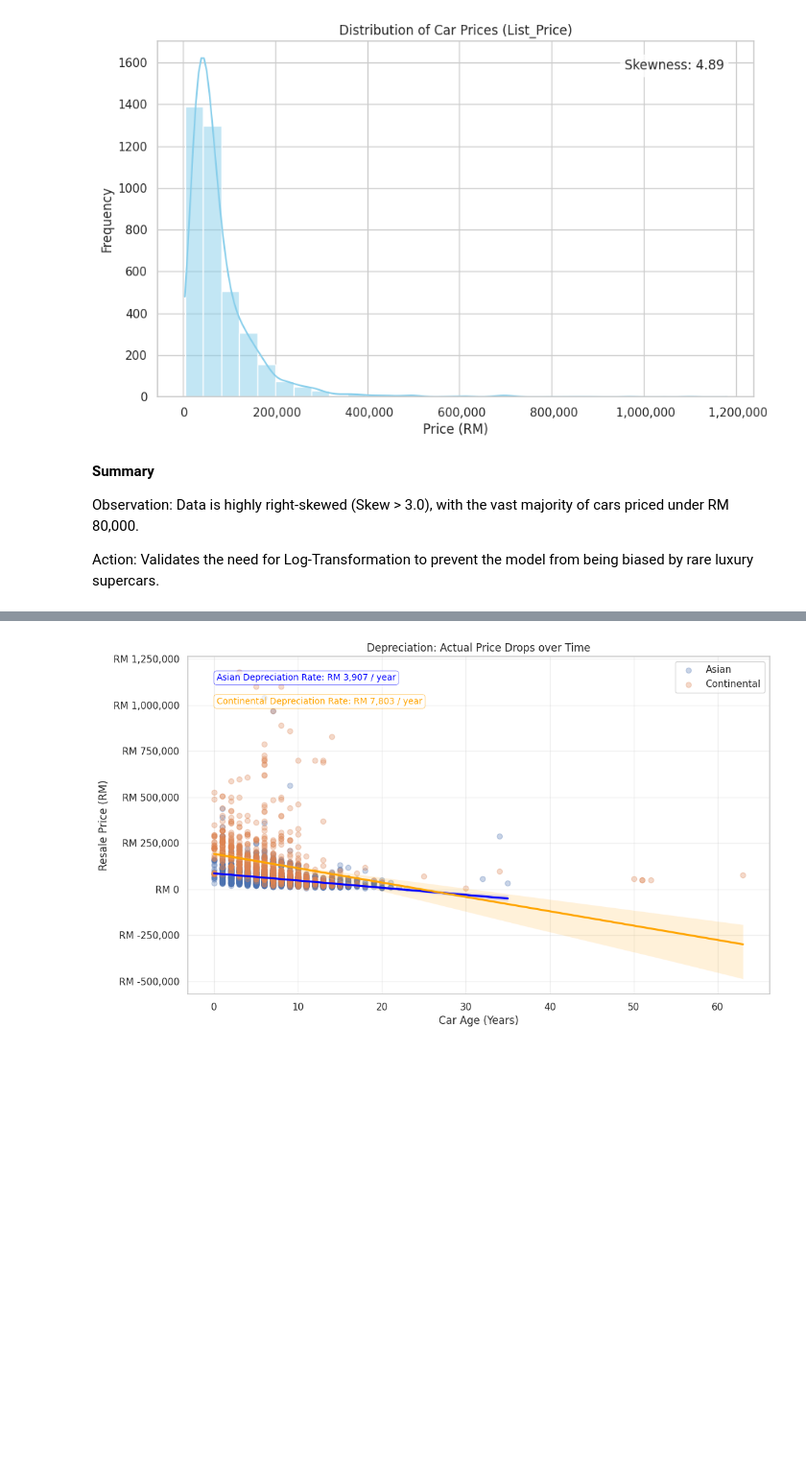
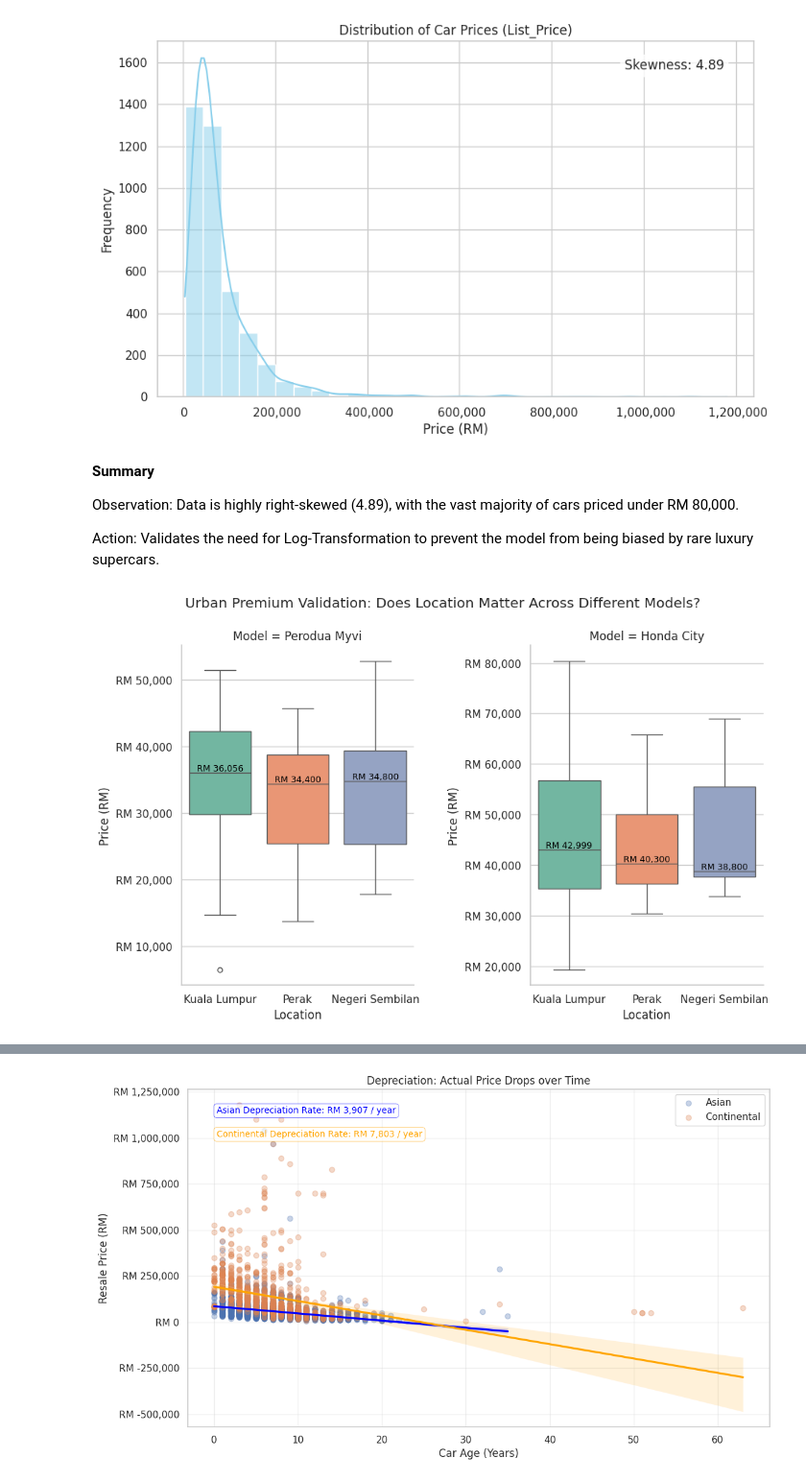
Before and after one commit to Chee613/DS-Assignment, a Jupyter notebook: CarPricePrediction.ipynb, the cells around one changed output, grey strips where cells are left out. Shown at 96% size. Drawn from its saved outputs; the diff is of its cells as text; code cells hidden in the pictures; blank space fills up the shorter version.

```diff
--- a/CarPricePrediction.ipynb
+++ b/CarPricePrediction.ipynb
@@ -613,6 +613,52 @@ plt.show()
 # %% [markdown]
 **Summary**
 
-Observation: Data is highly right-skewed (Skew > 3.0), with the vast majority of cars priced under RM 80,000.
+Observation: Data is highly right-skewed (4.89), with the vast majority of cars priced under RM 80,000.
 
 Action: Validates the need for Log-Transformation to prevent the model from being biased by rare luxury supercars.
+# %%
+import matplotlib.pyplot as plt
+import seaborn as sns
+import matplotlib.ticker as ticker
+
+# 1. Define the Currency Formatter (Reusing this for clean axes)
+def currency_formatter(x, pos):
+    return f'RM {x:,.0f}'
+fmt = ticker.FuncFormatter(currency_formatter)
+
+# 2. Select the Models and States you want to compare
+target_models = ['Perodua Myvi', 'Honda City']
+target_states = ['Kuala Lumpur', 'Perak', 'Negeri Sembilan']
+
+# 3. Filter the data
+df_multi = df[df['Model'].isin(target_models) & df['State'].isin(target_states)]
+
+# 4. Create the Side-by-Side Boxplots
+g = sns.catplot(data=df_multi, x='State', y='Price', col='Model',
+                kind='box', sharey=False, hue='State', legend=False, palette='Set2', height=6, aspect=0.8)
+
+# Adjust spacing between subplots
+plt.subplots_adjust(wspace=0.5)
+
+# 5. Apply formatting to every subplot AND add median labels
+for col_idx, ax in enumerate(g.axes.flat):
+    ax.yaxis.set_major_formatter(fmt)
+    ax.set_xlabel('Location')
+    ax.set_ylabel('Price (RM)')
+
+    # Get the current model name for this subplot
+    current_model = g.col_names[col_idx]
+
+    # Iterate through each state (box) to get its median and annotate
+    for i, state in enumerate(target_states):
+        median_price = df_multi[(df_multi['Model'] == current_model) & (df_multi['State'] == state)]['Price'].median()
+        if pd.notna(median_price):
+            ax.text(i, median_price, f'RM {median_price:,.0f}',
+                    ha='center', va='bottom', fontsize=9, color='black')
+
+# Add a main title at the top
+g.fig.suptitle('Urban Premium Validation: Does Location Matter Across Different Models?', y=1.05)
+
+plt.show()
+# %% [output]
+[figure, added]
```
Also changed, not shown: parts of 8 cells of this notebook.
